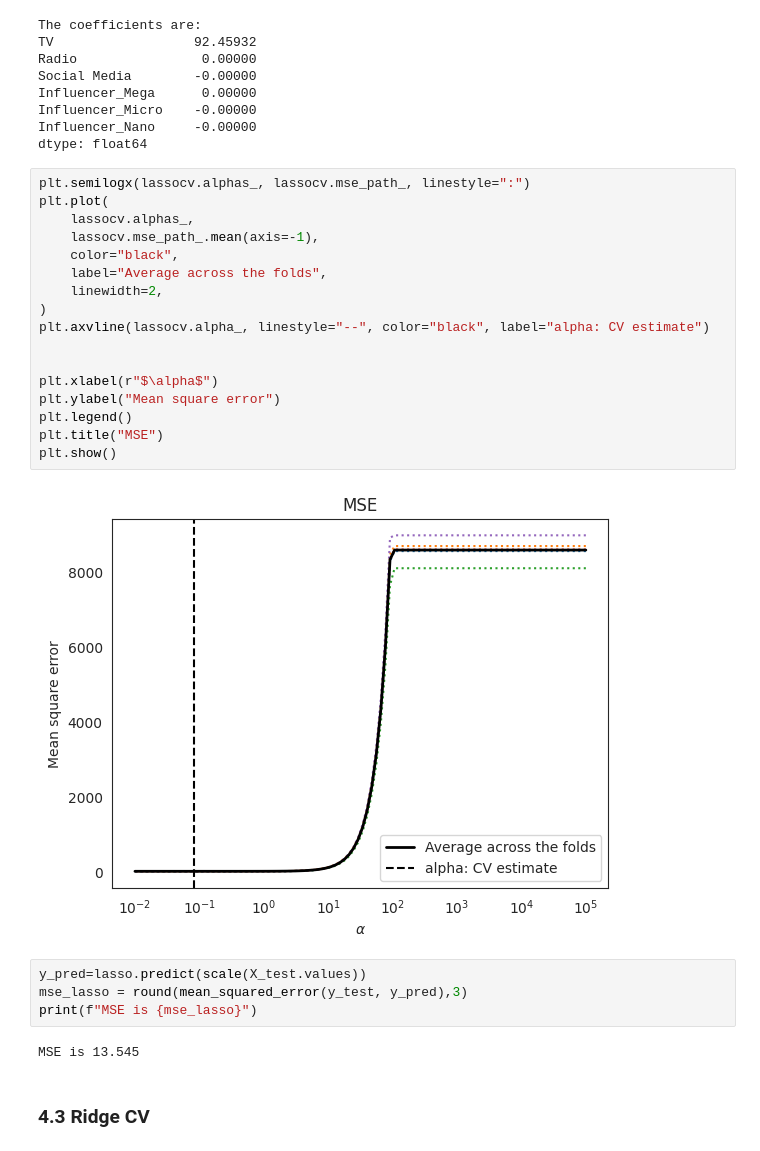
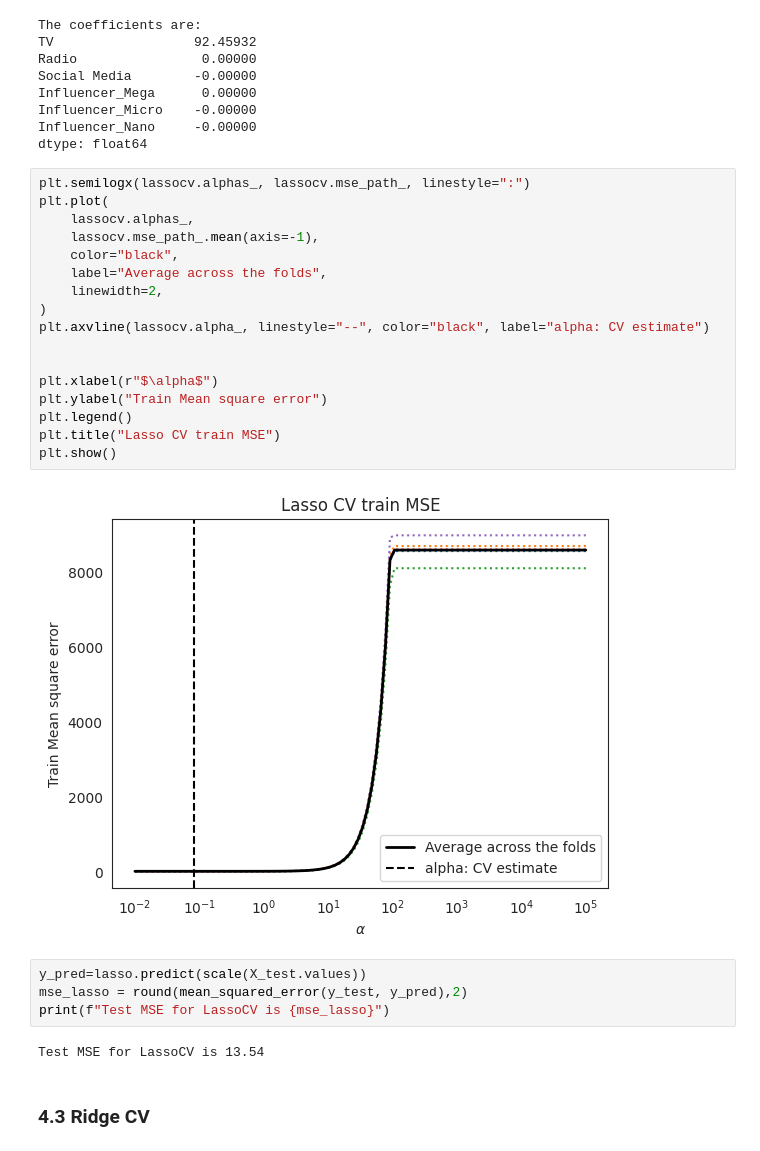
Before and after one commit to Taweilo/Credit-card-approval-prediction-classification, a Jupyter notebook: Sales_Prediction_from_Media_Spend.ipynb, the cells around one changed output. Drawn from its saved outputs; the diff is of its cells as text.

```diff
--- a/Sales_Prediction_from_Media_Spend.ipynb
+++ b/Sales_Prediction_from_Media_Spend.ipynb
@@ -381,28 +291,28 @@ dtype: float64
 # %%
 plt.semilogx(lassocv.alphas_, lassocv.mse_path_, linestyle=":")
 plt.plot(
     lassocv.alphas_,
     lassocv.mse_path_.mean(axis=-1),
     color="black",
     label="Average across the folds",
     linewidth=2,
 )
 plt.axvline(lassocv.alpha_, linestyle="--", color="black", label="alpha: CV estimate")
 
 
 plt.xlabel(r"$\alpha$")
-plt.ylabel("Mean square error")
+plt.ylabel("Train Mean square error")
 plt.legend()
-plt.title("MSE")
+plt.title("Lasso CV train MSE")
 plt.show()
 # %% [output]
-[figure, old version]
+[figure, new version]
 # %%
 y_pred=lasso.predict(scale(X_test.values))
-mse_lasso = round(mean_squared_error(y_test, y_pred),3)
-print(f"MSE is {mse_lasso}")
+mse_lasso = round(mean_squared_error(y_test, y_pred),2)
+print(f"Test MSE for LassoCV is {mse_lasso}")
 # %% [output]
-MSE is 13.545
+Test MSE for LassoCV is 13.54
 # %% [markdown]
 ### 4.3 Ridge CV
 # %%
```
Also changed, not shown: parts of 61 cells of this notebook.
